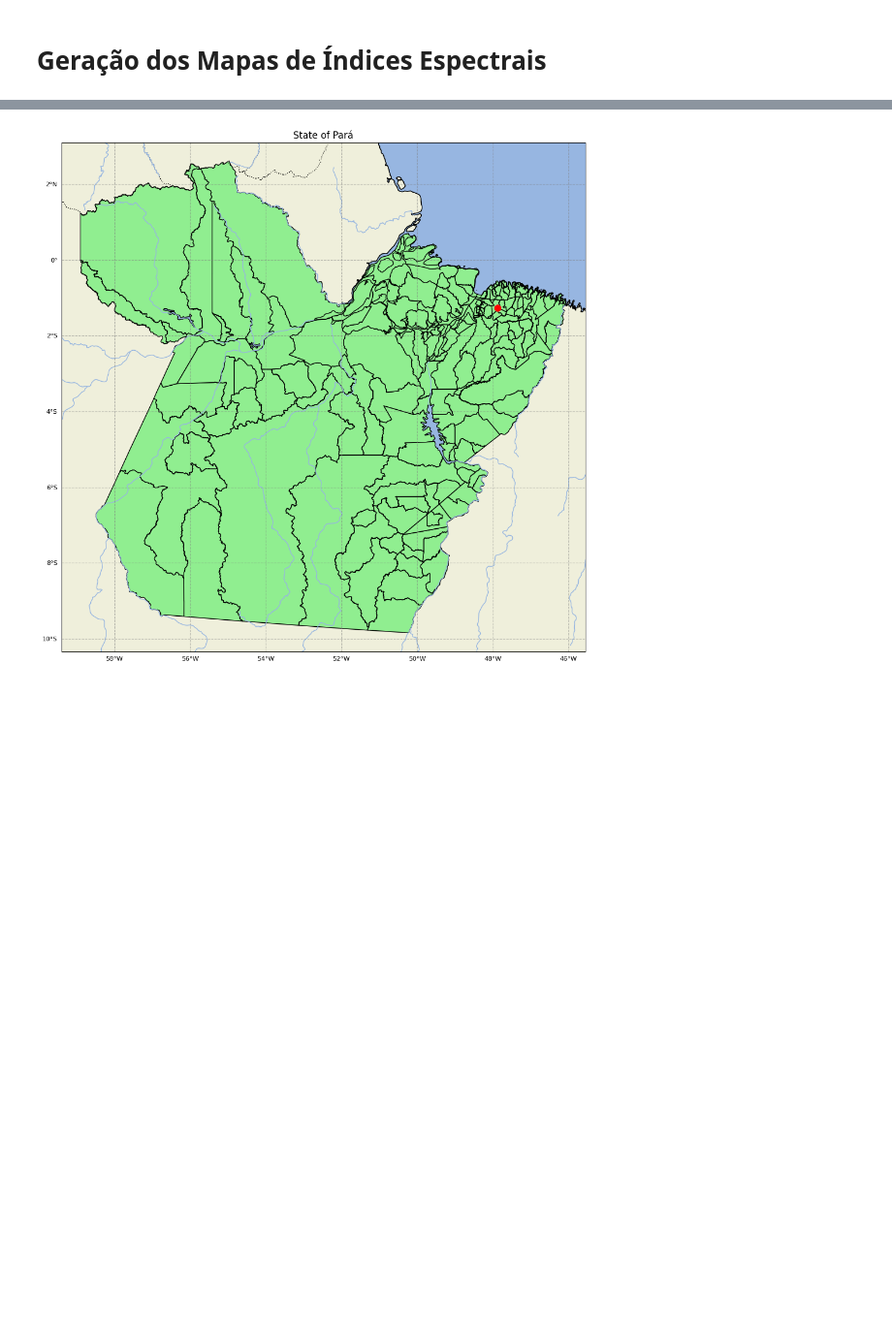
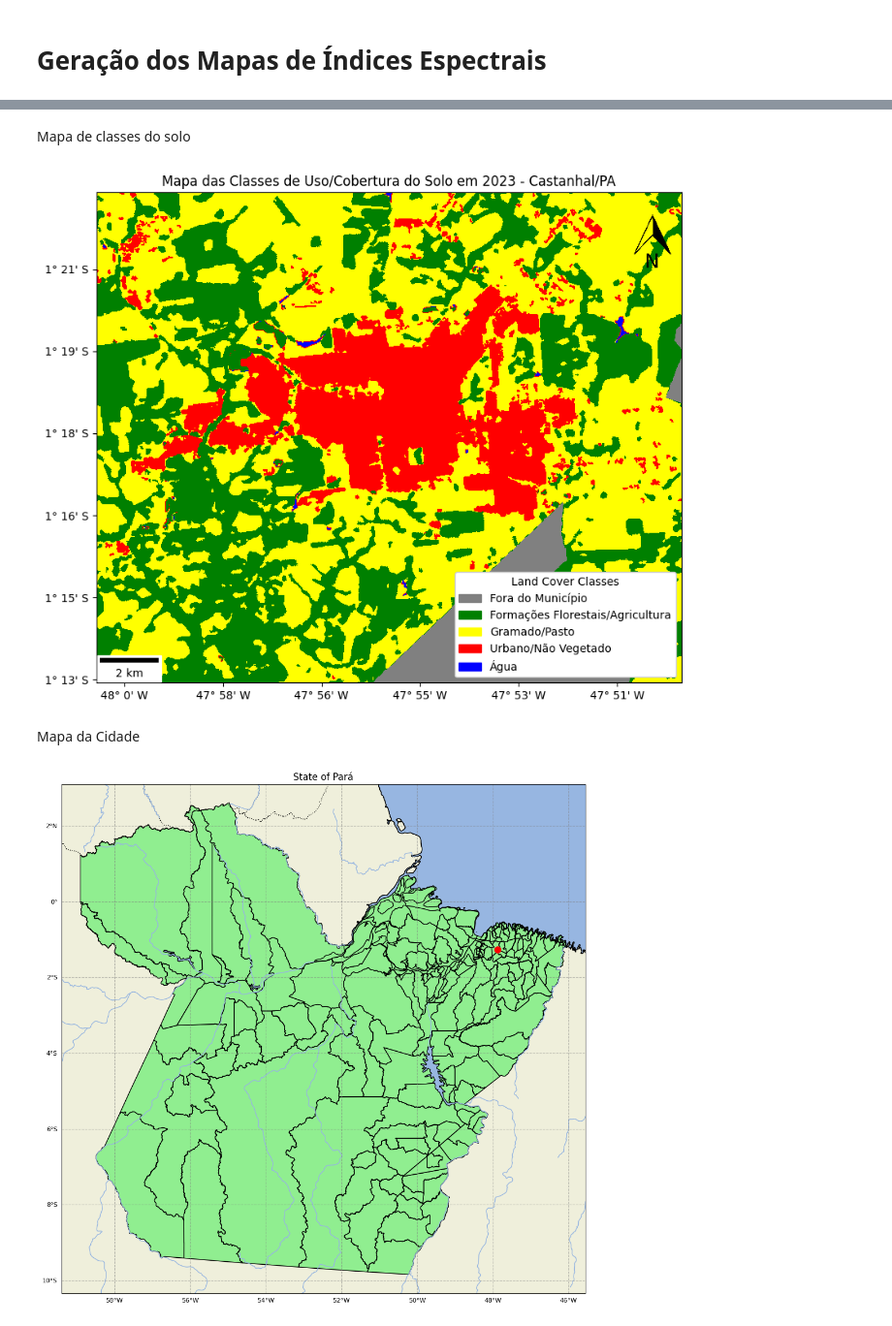
Before and after one commit to PHVGuimaraes-dev/RS_UHI_2023_Castanhal-PA, a Jupyter notebook: UHI_Castanhal_SBSR2025.ipynb, the cells around one changed output, grey strips where cells are left out. Shown at 97% size. Cells and saved outputs as stored; diff of their text form; code cells hidden in the pictures; blank space fills up the shorter version.

```diff
--- a/UHI_Castanhal_SBSR2025.ipynb
+++ b/UHI_Castanhal_SBSR2025.ipynb
@@ -347,3 +353,55 @@ plt.show()
+# %% [markdown]
+Mapa de classes do solo
+# %%
+# Define class values and corresponding colors
+#classes = [0, 3, 6, 9, 11, 12, 15, 24, 25, 30, 33, 35, 39, 41]
+colors = ['grey', 'green', 'yellow', 'red', 'blue', 'green']
+class_labels = ['Fora do Município', 'Formações Florestais/Agricultura', 'Gramado/Pasto', 'Urbano/Não Vegetado', 'Água']
+
+#['Forest Formation', 'Áreas Naturales Inundables ', 'Forest Plantation',
+#                'Agriculture', 'Wetland', 'Grassland', 'Pasture',
+#                'Urban Infrastructure', 'Other Non Vegetated Area', 'Mining',
+#                'River, Lake and Ocean', 'Oil Palm', 'Soy Beans', 'Mosaic of Crops']
+
+# Create custom colormap
+cmap = mcolors.ListedColormap(colors)
+bounds = [0, 2.5, 11.5, 15.5, 30.5, 33.5, 41]  # Set boundaries between classes
+norm = mcolors.BoundaryNorm(bounds, cmap.N)
+
+plt.figure(figsize=(10, 8))
+img = plt.imshow(bands_2023['LULC'], cmap=cmap, norm=norm, extent=extent, origin='upper')
+
+# Add a custom legend
+legend_patches = [
+    mpatches.Patch(color=colors[i], label=class_labels[i]) for i in range(len(class_labels))
+]
+plt.legend(handles=legend_patches, loc='lower right',
+           title="Land Cover Classes", framealpha=1)
+
+plt.gca().xaxis.set_major_formatter(FuncFormatter(format_longitude))
+plt.gca().yaxis.set_major_formatter(FuncFormatter(format_latitude))
+
+plt.gca().xaxis.set_major_locator(MaxNLocator(6))
+plt.gca().yaxis.set_major_locator(MaxNLocator(6))
+
+# Add a scale bar using the calculated distance for one degree of longitude
+scalebar = ScaleBar(distance_meters, units="m", dimension="si-length", location='lower left')
+plt.gca().add_artist(scalebar)
+
+# Seta Norte
+img = plt.imread(f"{dir_img}/north_arrow.png")
+imagebox = OffsetImage(img, zoom=0.020)
+ab = AnnotationBbox(imagebox, (0.95, 0.90), frameon=False, xycoords='axes fraction')
+plt.gca().add_artist(ab)
+
+# Display the plot
+plt.title("Mapa das Classes de Uso/Cobertura do Solo em 2023 - Castanhal/PA")
+plt.savefig(f'{dir_img}/LULC_Map_2023_Cast-PA.jpeg', bbox_inches='tight', format='jpeg', dpi=300)
+plt.show()
+# %% [output]
+[figure, added]
+# %% [markdown]
+Mapa da Cidade
 # %%
 # Carregar o shapefile dos municípios brasileiros
 shapefile_path = f'{dir}/shp_para/limites_municipais_ibge.shp'
```
Also changed, not shown: parts of 14 cells of this notebook.
